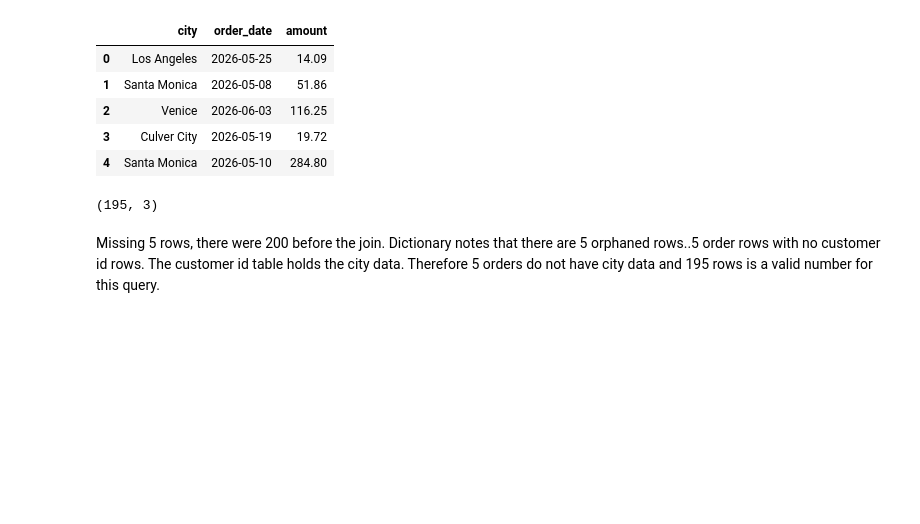
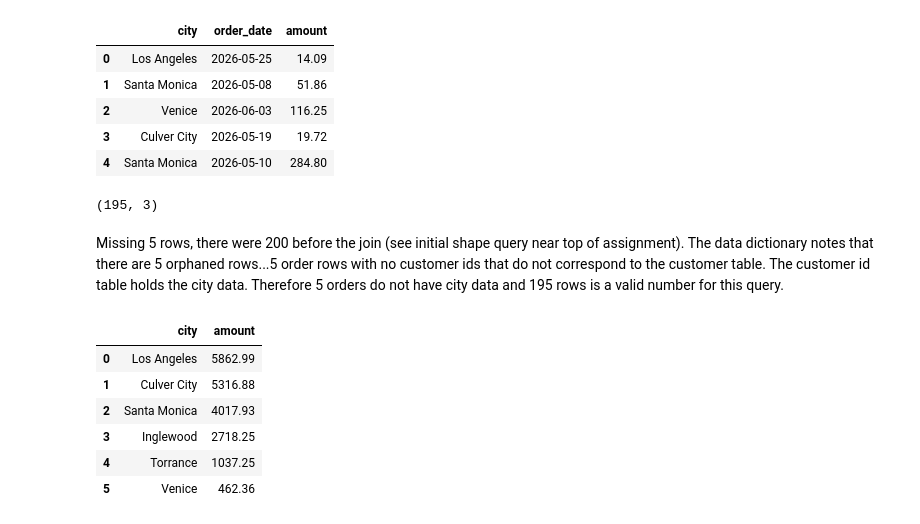
Before and after one commit to acamend/cs82a-portfolio, a Jupyter notebook: module6/Module6Lab1.ipynb, the cells around one changed output. Saved outputs shown, nothing was run; the diff lists cells and outputs as text; code cells hidden in the pictures; blank space fills up the shorter version.

```diff
--- a/module6/Module6Lab1.ipynb
+++ b/module6/Module6Lab1.ipynb
@@ -108,6 +108,14 @@ df.shape
 # %% [output]
 (195, 3)
 # %% [markdown]
-Missing 5 rows, there were 200 before the join. Dictionary notes that there are 5 orphaned rows..5 order rows with no customer id rows. The customer id table holds the city data. Therefore 5 orders do not have city data and 195 rows is a valid number for this query.
+Missing 5 rows, there were 200 before the join (see initial shape query near top of assignment). The data dictionary notes that there are 5 orphaned rows...5 order rows with no customer ids that do not correspond to the customer table. The customer id table holds the city data. Therefore 5 orders do not have city data and 195 rows is a valid number for this query.
 # %%
-df.groupby('city')['amount'].sum()
+df.groupby('city')['amount'].sum().sort_values(ascending=False).reset_index()
+# %% [output]
+|  | city | amount |
+| 0 | Los Angeles | 5862.99 |
+| 1 | Culver City | 5316.88 |
+| 2 | Santa Monica | 4017.93 |
+| 3 | Inglewood | 2718.25 |
+| 4 | Torrance | 1037.25 |
+| 5 | Venice | 462.36 |
```
Also changed, not shown: parts of 7 cells of this notebook.
